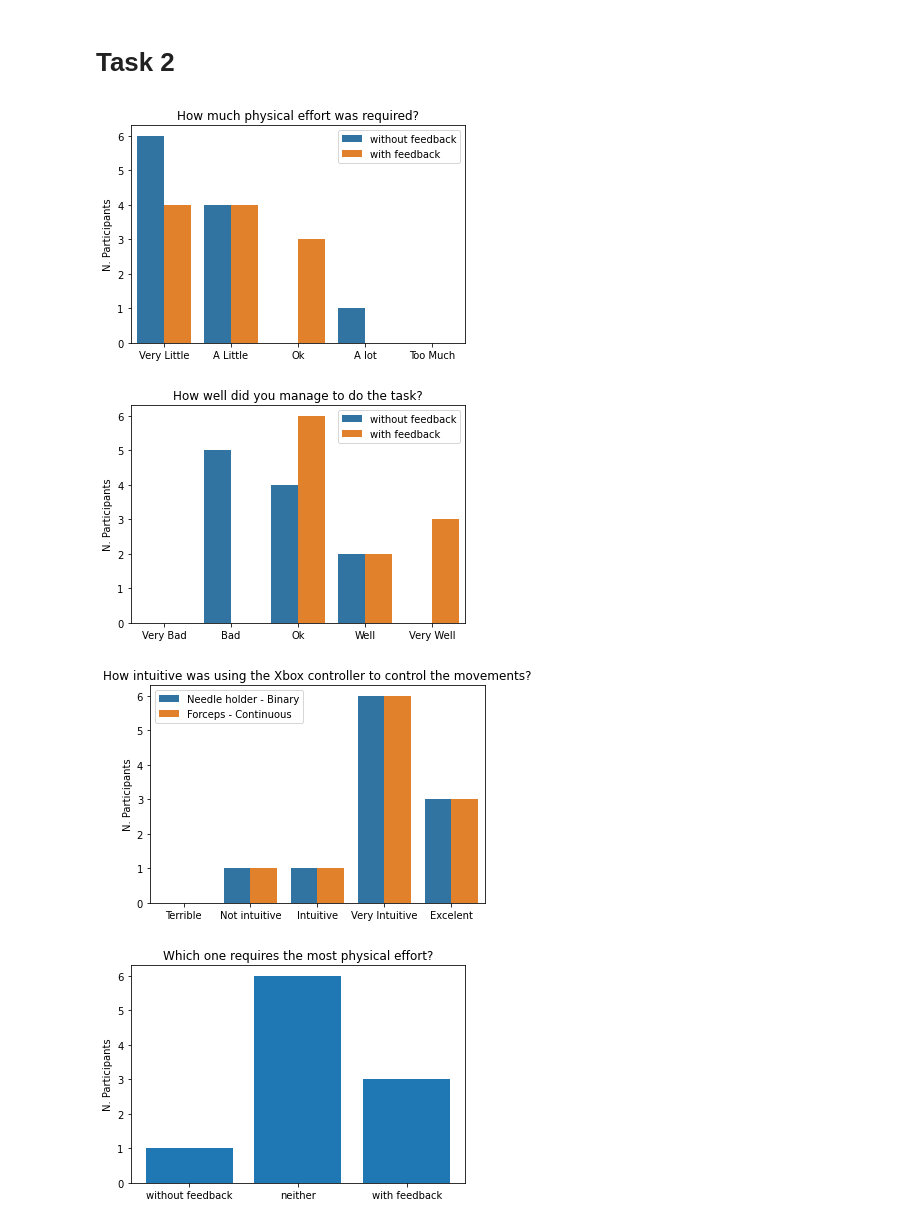
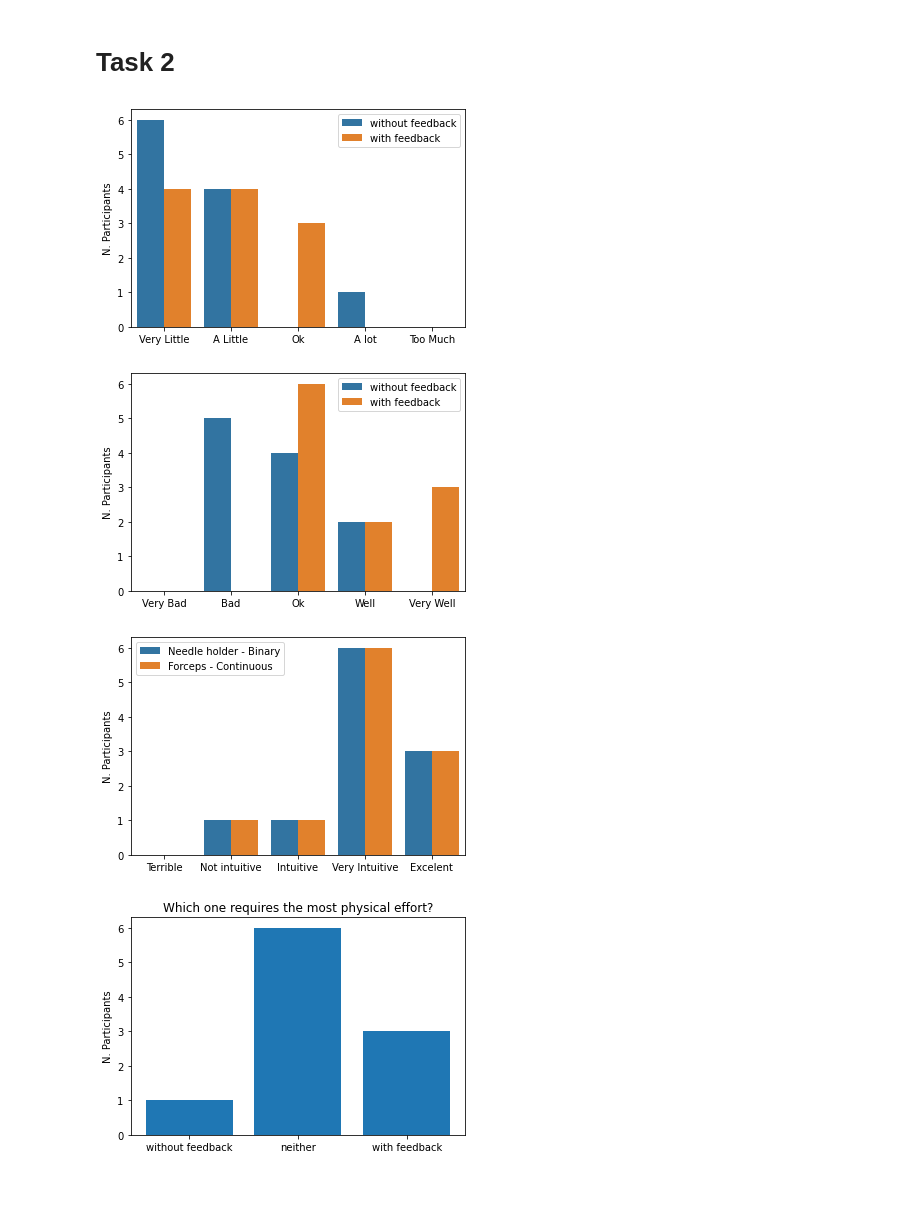
Before and after one commit to Jenirethvanessa/robotic_end-effector, a Jupyter notebook: results_questionnaire_task1.ipynb, the cells around one changed output. Drawn from its saved outputs; the diff is of its cells as text; code cells hidden in the pictures; blank space fills up the shorter version.

```diff
--- a/results_questionnaire_task1.ipynb
+++ b/results_questionnaire_task1.ipynb
@@ -221,22 +225,25 @@ plot_question(df, variable="comparison3", title="Which method was more comfortab
 # Task 2
 # %%
 categories = ["Very Little", "A Little", "Ok", "A lot", "Too Much"]
-title = "How much physical effort was required?"
+#title = "How much physical effort was required?"
+title = ""
 plot_two_questions(df, first_variable="forceps2", first_name="without feedback", second_variable="forceps_feedback2", second_name="with feedback", categories = categories, title = title)
 # %% [output]
-[figure, old version]
+[figure, new version]
 # %%
 categories = ["Very Bad", "Bad", "Ok", "Well", "Very Well"]
-title = "How well did you manage to do the task?"
+#title = "How well did you manage to do the task?"
+title = ""
 plot_two_questions(df, first_variable="forceps3", first_name="without feedback", second_variable="forceps_feedback3", second_name="with feedback",  categories = categories, title = title)
 # %% [output]
-[figure, old version]
+[figure, new version]
 # %%
 categories = ["Terrible", "Not intuitive", "Intuitive", "Very Intuitive", "Excelent"]
-title = "How intuitive was using the Xbox controller to control the movements?"
+#title = "How intuitive was using the Xbox controller to control the movements?"
+title = ""
 plot_two_questions(df, first_variable="needle_xbox", first_name="Needle holder - Binary", second_variable="forceps_xbox", second_name="Forceps - Continuous",  categories = categories, title = title)
 # %% [output]
-[figure, old version]
+[figure, new version]
 # %%
 categories = ["without feedback", "neither", "with feedback"]
 def which_requires_more_effort(value):
```
Also changed, not shown: parts of 4 cells of this notebook, 5 other files.
